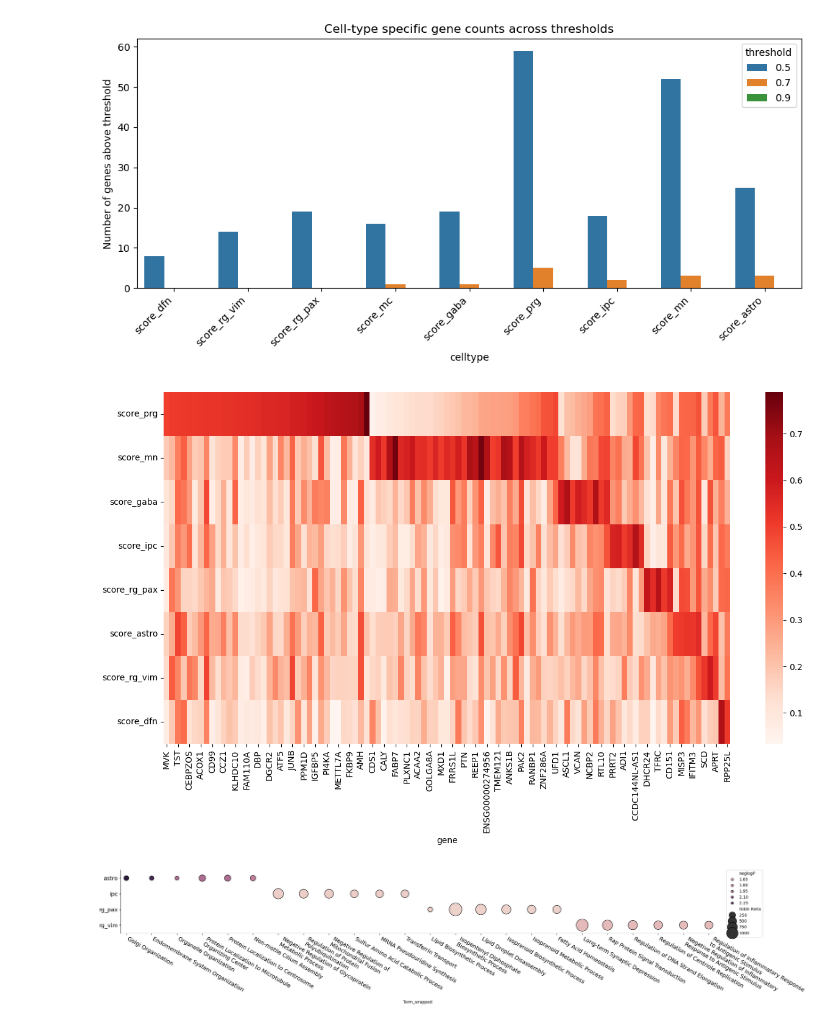
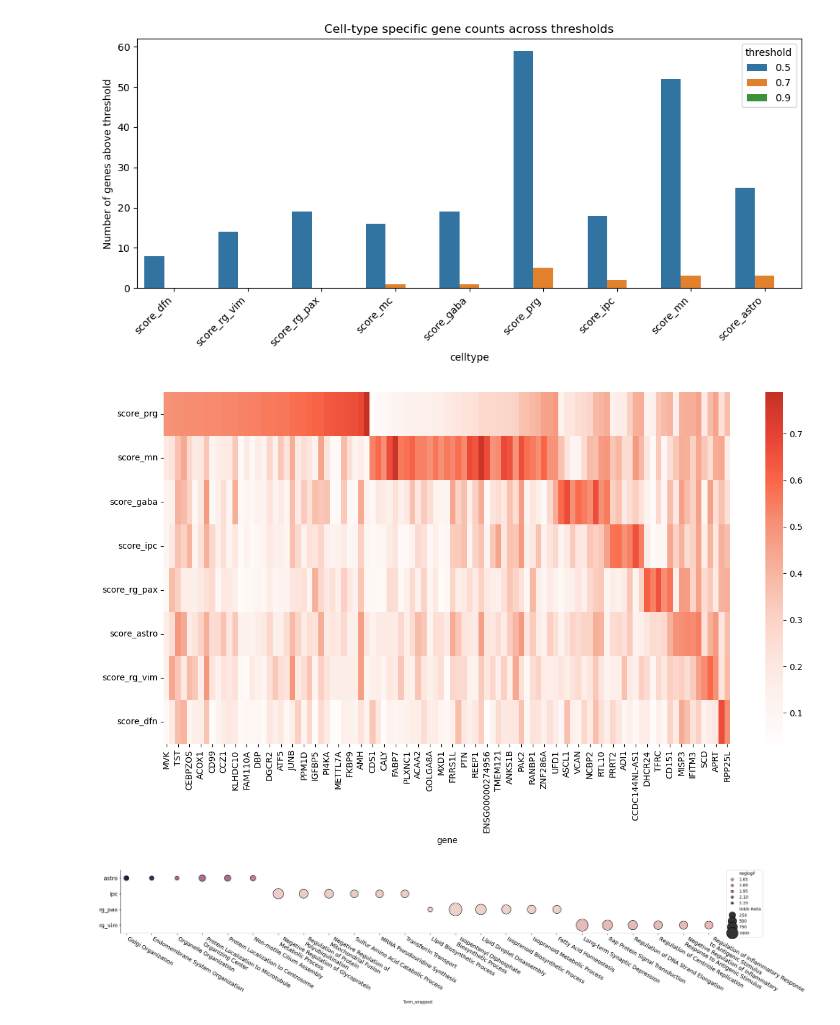
Before and after one commit to deepak-kaji/schizophrenia_organoid_convergence, a Jupyter notebook: Figures/Figure_4-Shared_Divergent.ipynb, the cells around one changed output. Cells and saved outputs as stored; diff of their text form; code cells hidden in the pictures.

```diff
--- a/Figures/Figure_4-Shared_Divergent.ipynb
+++ b/Figures/Figure_4-Shared_Divergent.ipynb
@@ -866,36 +867,58 @@ specific = combined[(combined > 0.5).sum(axis=1) == 1]
 
 winner = (specific > 0.5).idxmax(axis=1)
 
 # Count how many genes belong to each cell type
 block_sizes = winner.value_counts()
 
 # Order cell types from largest block to smallest
 col_order = block_sizes.index.tolist()
 
 # Reorder columns
 specific = specific[col_order]
 
 # Make winner a categorical with the desired ordering
 winner = pd.Categorical(
     winner,
     categories=col_order,
     ordered=True
 )
 
 # Sort rows by block, then by score within each block
 specific = (
     specific.assign(winner=winner)
             .sort_values(["winner"] + col_order, ascending=False)
             .drop(columns="winner")
 )
 
 specific = specific.iloc[::-1]
 
+colors = [
+    "#FFFDFC",
+    "#FDF2EE",
+    "#FDE4DC",
+    "#FBCFC2",
+    "#F7B29C",
+    "#F69277",
+    "#FA6648",
+    "#E74334",
+    "#C53024",
+]
+
+cmap = LinearSegmentedColormap.from_list(
+    "custom_red",
+    colors,
+    N=256
+)
+
 plt.figure(figsize=(15,7.5))
-sns.heatmap(specific.T, yticklabels=True, cmap='Reds')
-plt.savefig("/home/deepak/datasets/scz_meta_analysis/panels/Fig_4_mashR_Heatmap.svg", bbox_inches='tight')
+sns.heatmap(
+    specific.T,
+    yticklabels=True,
+    cmap=cmap)
+
+plt.savefig("/home/deepak/datasets/scz_meta_analysis/panels/Fig_4_mashR_Heatmap.svg", bbox_inches="tight")
 # %% [output]
-[figure, old version]
+[figure, new version]
 # %%
 ## Prep GO Plots On Mash Result ##
 
```
Also changed, not shown: parts of 2 cells of this notebook, 11 other files.
